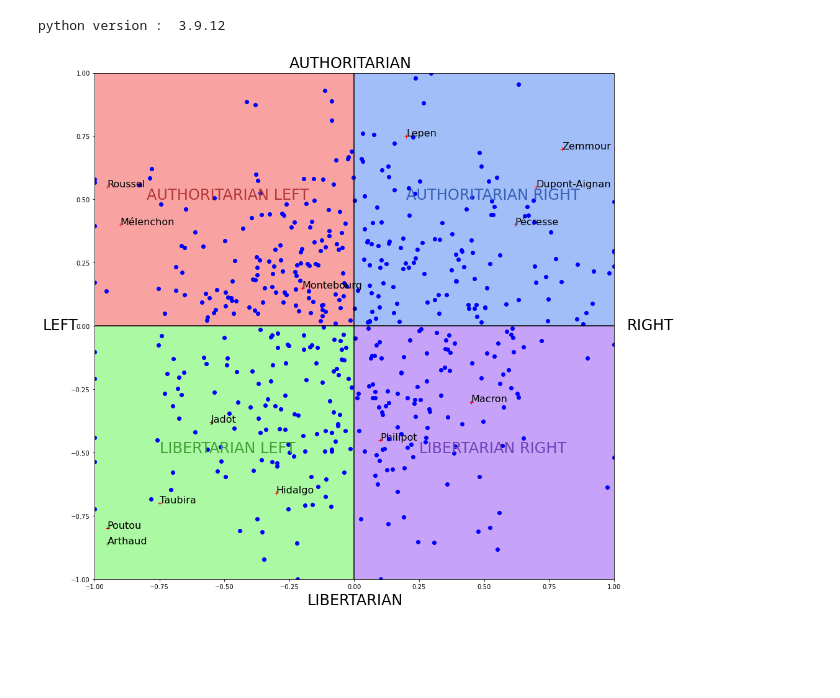
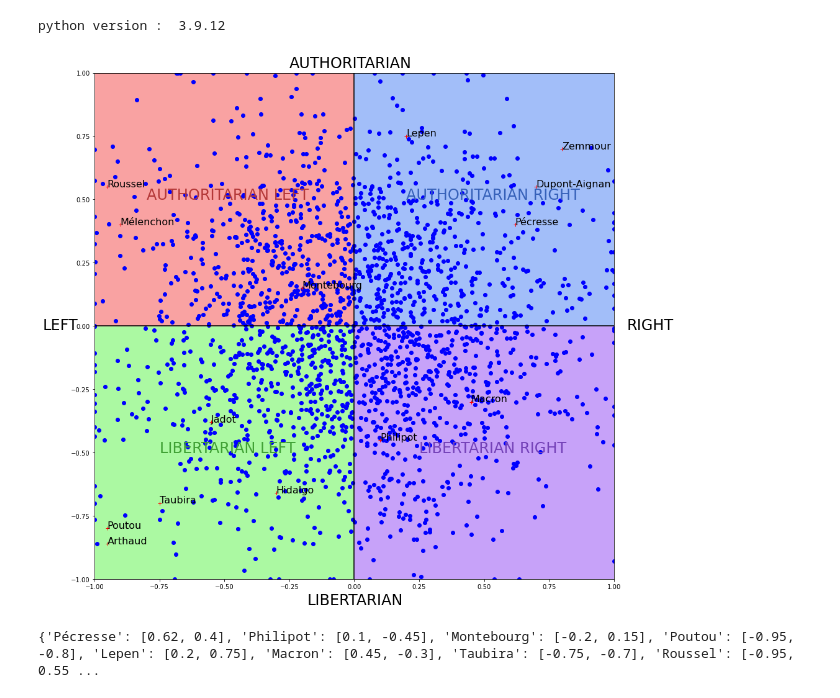
Before and after one commit to Naghan1132/Comparison-of-winners-of-elections-with-different-voting-methods, a Jupyter notebook: recherche.ipynb, the cells around one changed output. Cells and saved outputs as stored; diff of their text form; code cells hidden in the pictures; blank space fills up the shorter version.

```diff
--- a/recherche.ipynb
+++ b/recherche.ipynb
@@ -137,7 +138,7 @@ import random
 # SOURCES : https://www.reddit.com/r/PoliticalCompass/comments/rsdf7t/political_compass_of_the_candidates_of_the_2022/
 
 
-nombre_votants = 500 # nb de votes
+nombre_votants = 2000 # nb de votes
 
 listeCoord = []
 
@@ -171,34 +172,34 @@ def drawCompass(dic,listeCoord,nombre_votants):
     plt.text(-0.25,1.02, "AUTHORITARIAN", fontsize=24,color='black')
     plt.text(-0.18,-1.1, "LIBERTARIAN", fontsize=24,color='black')
 
 
     # PLOT CANDIDATES
     for name,coord in dic.items():
         plt.plot(coord[0],coord[1], 'r+')
         plt.text(coord[0],coord[1], name, fontsize=16,color='black')
 
     # AXES
     plt.axhline(y = 0, color = 'black', linestyle = '-')
     plt.vlines(x = 0, ymin=-1, ymax=1,color = 'black', linestyle = '-')
 
     # COLORS RECTANGLE
     rect1 = Rectangle((0,0),-1,-1,color ='#abf9a2')
     rect2 = Rectangle((0,0),-1,1,color ='#f9a2a2')
     rect3 = Rectangle((0,0),1,1,color ='#a2bef9')
     rect4 = Rectangle((0,0),1,-1,color ='#c7a2f9')
     ax.add_patch(rect1)
     ax.add_patch(rect2)
     ax.add_patch(rect3)
     ax.add_patch(rect4)
 
     plt.xlim([-1,1])
     plt.ylim([-1,1])
 
     plt.show()
 
 drawCompass(dic,listeCoord,nombre_votants)
 # %% [output]
-[figure, old version]
+[figure, new version]
 # %%
 # LES DIFFÉRENTES MÉTHODES DE VOTES IMPLÉMENTÉES :
 
@@ -774,7 +775,7 @@ def vote_de_Copeland(dic,listeCoord):
     gagnant = max(allRes,key = allRes.get)
     return gagnant
 # %%
-# On ne récréer pas la liste de coordonnées à chaque fois, pour loi uniform
+# On ne récréer pas la liste de coordonnées à chaque fois, pour loi uniforme
 listNbVoters = [10,50,100,500,1000,10000]
 
 dic = {"Macron":[0.45, -0.3],"Montebourg": [-0.20,0.15],"Mélenchon":[-0.90,0.40],"Zemmour":[0.8, 0.7],
@@ -782,6 +783,13 @@ dic = {"Macron":[0.45, -0.3],"Montebourg": [-0.20,0.15],"Mélenchon":[-0.90,0.40
        "Philipot":[0.1, -0.45],"Roussel":[-0.95,0.55],"Jadot":[-0.55,-0.38],
        "Hidalgo":[-0.3,-0.66],"Taubira":[-0.75,-0.7],
        "Poutou":[-0.95,-0.8],"Arthaud":[-0.95,-0.86]}
+
+
+shuffle = list(dic.items())
+
+np.random.shuffle(shuffle)
+dic = dict(shuffle)
+print(dic)
 
 def choose_distribution(loi):
     generatedCoord = {}
@@ -841,6 +849,8 @@ def create_DataFrame(distribution):
         cpt += 1
         data.append(listeData)
     return data
+# %% [output]
+{'Pécresse': [0.62, 0.4], 'Philipot': [0.1, -0.45], 'Montebourg': [-0.2, 0.15], 'Poutou': [-0.95, -0.8], 'Lepen': [0.2, 0.75], 'Macron': [0.45, -0.3], 'Taubira': [-0.75, -0.7], 'Roussel': [-0.95, 0.55 ...
 # %%
 import pandas as pd
 
```
Also changed, not shown: parts of 6 cells of this notebook.
